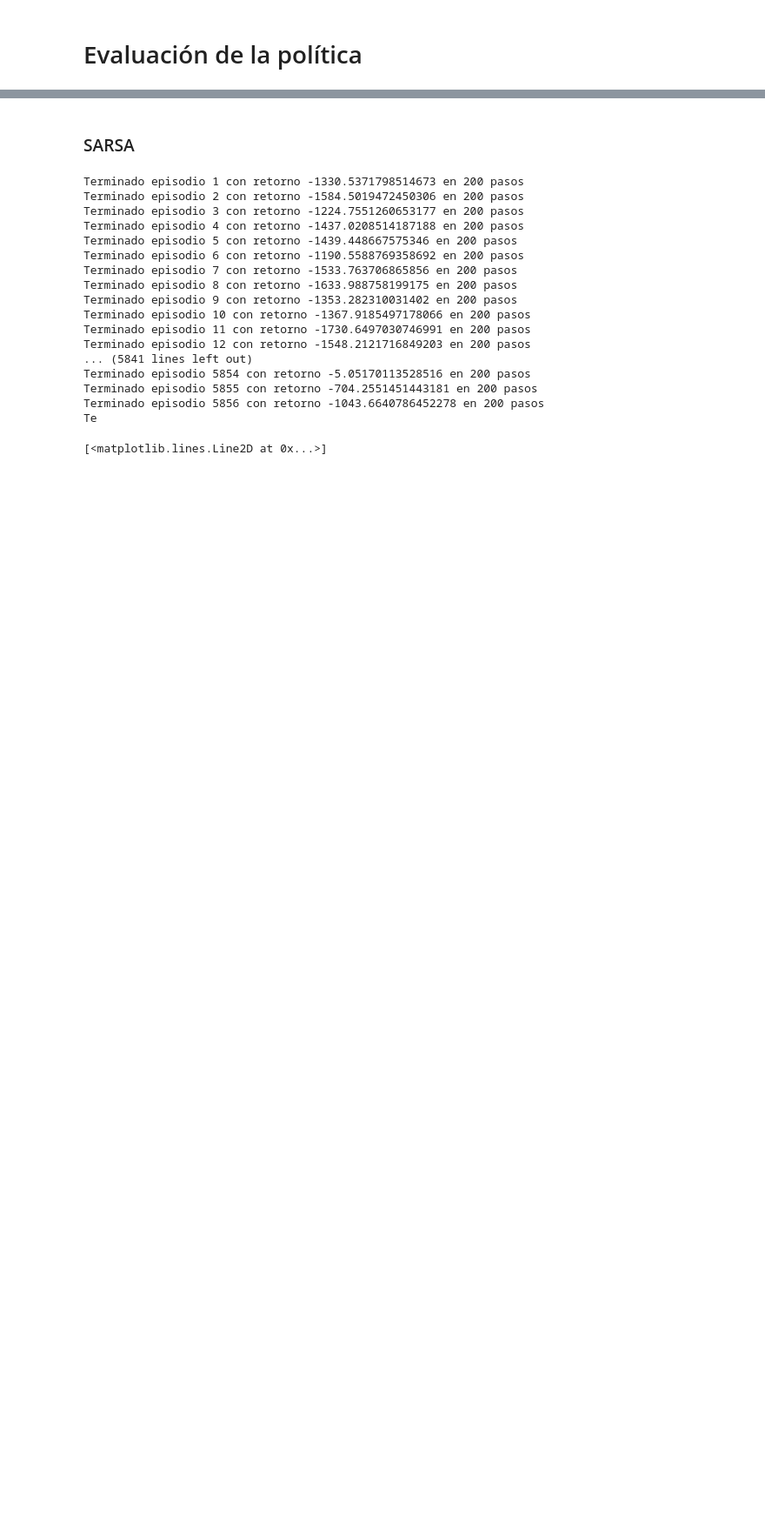
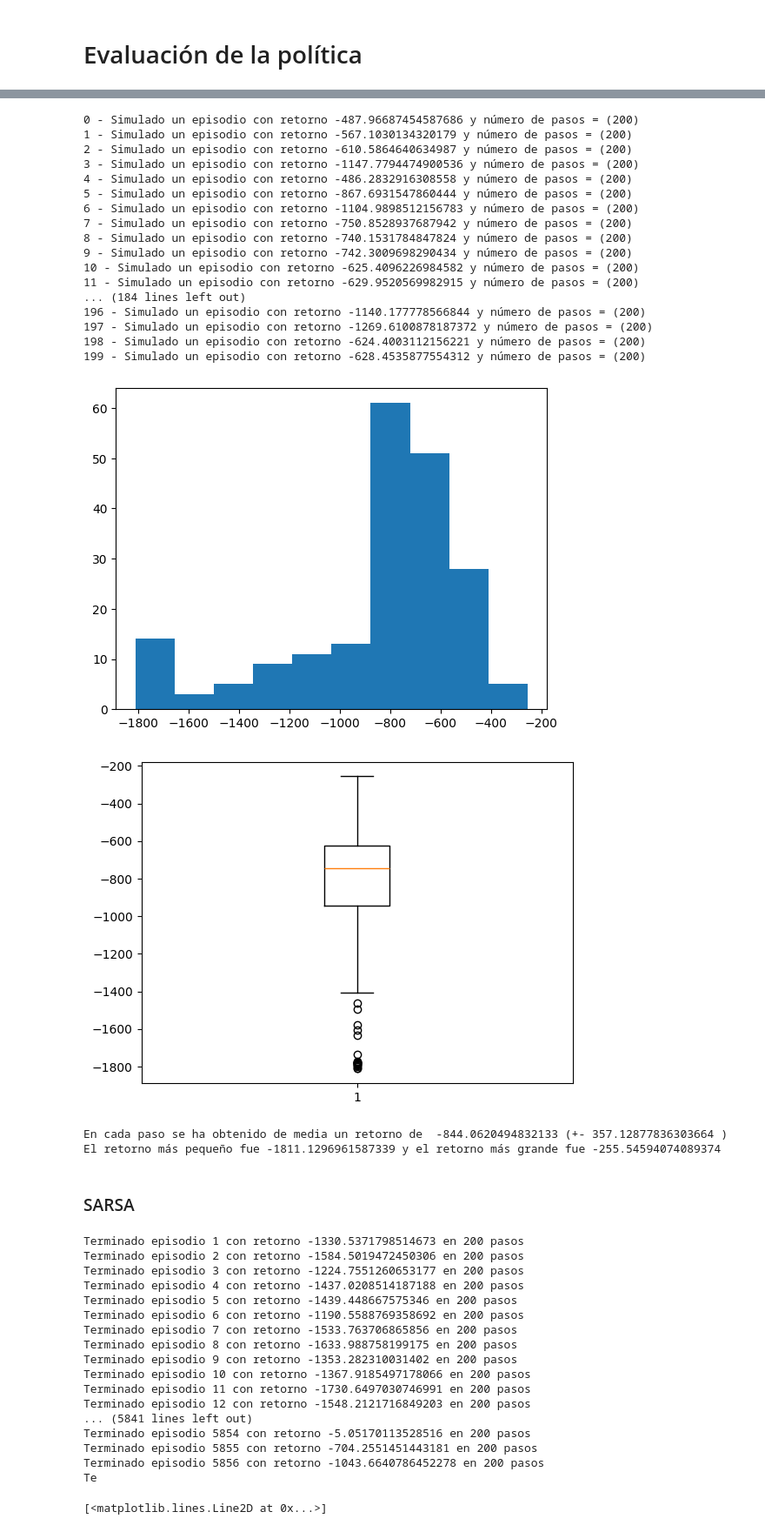
Before and after one commit to adriantinaquero/MAAAII_y_FPLN, a Jupyter notebook: MAAA II/PRÁCTICA 3/practica_3.ipynb, the cells around one changed output, grey strips where cells are left out. Shown at 87% size. Cells and saved outputs as stored; diff of their text form; code cells hidden in the pictures; blank space fills up the shorter version.

Commit message:
feat: montecarlo on policy

```diff
--- a/MAAA II/PRÁCTICA 3/practica_3.ipynb
+++ b/MAAA II/PRÁCTICA 3/practica_3.ipynb
@@ -133,6 +140,6 @@ def simula_episodio(politica: np.ndarray, imprime: bool = False):
 retorno, num_pasos, recorrido = simula_episodio(politica_aleatoria, imprime=False)
 print(f'Simulado un episodio con retorno = {retorno} y pasos = {num_pasos}')
 
-retorno, num_pasos, recorrido = simula_episodio(politica_aleatoria, False, True)
+retorno, num_pasos, recorrido = simula_episodio(politica_aleatoria, False)
 
 print('Recorrido:', recorrido)
@@ -205,3 +198,70 @@ q_values_aleatoria, v_values_aleatoria = mc_evaluate(politica_aleatoria)
+# %%
+GAMMA = 1.0
+
+def mc_control(num_pasos:int=20000, epsilon:float=0.2) -> np.ndarray:
+
+    qsa = np.zeros((20, 20, 20, NUM_ACCIONES))
+    politica = np.zeros((20, 20, 20, NUM_ACCIONES))
+    # Partimos de la política aleatoria
+    politica[:] = 1.0 / NUM_ACCIONES
+
+    retornos = [[[ [ [] for _ in range(NUM_ACCIONES)]
+                   for _ in range(qsa.shape[2])]
+                   for _ in range(qsa.shape[1])]
+                   for _ in range(qsa.shape[0])]
+
+    for episodio in range(num_pasos):
+        ep_retorno, ep_num_pasos, ep_recorrido = simula_episodio(politica)
+        g = 0
+        estados_acciones_vistos = []
+
+        for (i, j, k), accion, recompensa in reversed(ep_recorrido):
+            g = recompensa + GAMMA * g
+
+            if (i,j,k,accion) not in estados_acciones_vistos:
+                estados_acciones_vistos.append((i,j,k,accion))
+
+                retornos[i][j][k][accion].append(g)
+
+                qsa[i,j,k,accion] = np.mean(retornos[i][j][k][accion])
+
+                # política ε-soft
+                mejor_accion = np.argmax(qsa[i,j,k,:])
+
+                for a in range(NUM_ACCIONES):
+                    if a == mejor_accion:
+                        politica[i,j,k,a] = 1 - epsilon + epsilon / NUM_ACCIONES
+                    else:
+                        politica[i,j,k,a] = epsilon / NUM_ACCIONES
+
+    return politica              # debería devolver crea_politica_avara(politica)
+
+
+# Calculamos la política usando un epsilon de 0.4 para garantizar la exploración
+politica_montecarlo_es = mc_control(epsilon=0.4)
+comprueba_politica(politica_montecarlo_es)
+# %% [output]
+0 - Simulado un episodio con retorno -487.96687454587686 y número de pasos = (200)
+1 - Simulado un episodio con retorno -567.1030134320179 y número de pasos = (200)
+2 - Simulado un episodio con retorno -610.5864640634987 y número de pasos = (200)
+3 - Simulado un episodio con retorno -1147.7794474900536 y número de pasos = (200)
+4 - Simulado un episodio con retorno -486.2832916308558 y número de pasos = (200)
+5 - Simulado un episodio con retorno -867.6931547860444 y número de pasos = (200)
+6 - Simulado un episodio con retorno -1104.9898512156783 y número de pasos = (200)
+7 - Simulado un episodio con retorno -750.8528937687942 y número de pasos = (200)
+8 - Simulado un episodio con retorno -740.1531784847824 y número de pasos = (200)
+9 - Simulado un episodio con retorno -742.3009698290434 y número de pasos = (200)
+10 - Simulado un episodio con retorno -625.4096226984582 y número de pasos = (200)
+11 - Simulado un episodio con retorno -629.9520569982915 y número de pasos = (200)
+... (184 lines left out)
+196 - Simulado un episodio con retorno -1140.177778566844 y número de pasos = (200)
+197 - Simulado un episodio con retorno -1269.6100878187372 y número de pasos = (200)
+198 - Simulado un episodio con retorno -624.4003112156221 y número de pasos = (200)
+199 - Simulado un episodio con retorno -628.4535877554312 y número de pasos = (200)
+[figure, added]
+[figure, added]
+En cada paso se ha obtenido de media un retorno de  -844.0620494832133 (+- 357.12877836303664 )
+El retorno más pequeño fue -1811.1296961587339 y el retorno más grande fue -255.54594074089374
 # %% [markdown]
 ### SARSA
 # %%
```
Also changed, not shown: parts of 8 cells of this notebook.
